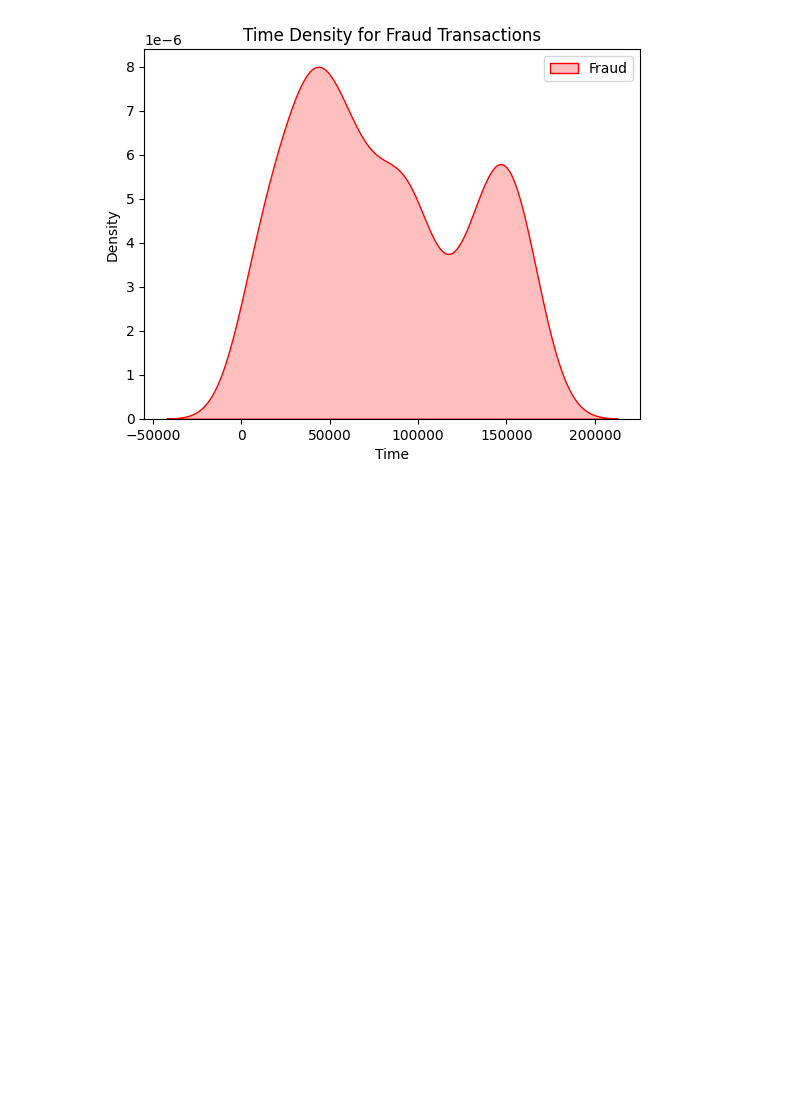
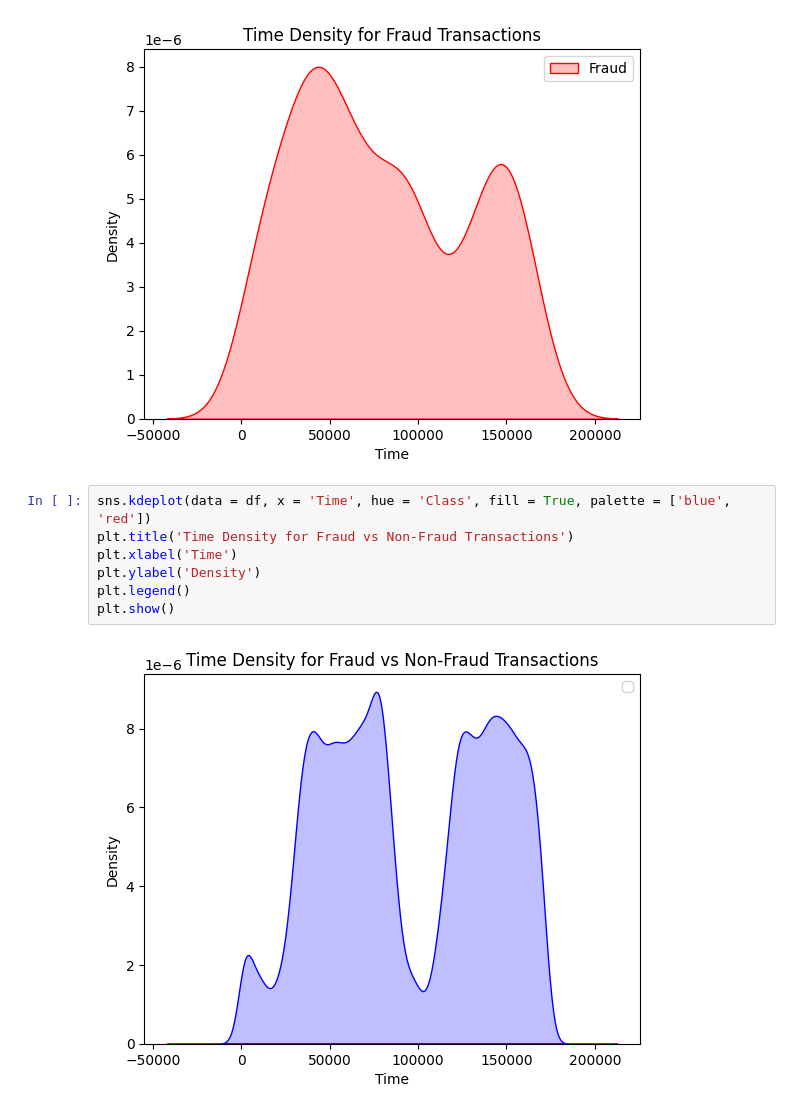
Before and after one commit to ProfessionalSalmon/Fraud_Detection_Logistic_Model, a Jupyter notebook: fraud.ipynb, the cells around one changed output. Drawn from its saved outputs; the diff is of its cells as text; blank space fills up the shorter version.

```diff
--- a/fraud.ipynb
+++ b/fraud.ipynb
@@ -255,3 +255,12 @@ plt.legend()
 plt.show()
 # %% [output]
 [figure]
+# %%
+sns.kdeplot(data = df, x = 'Time', hue = 'Class', fill = True, palette = ['blue', 'red'])
+plt.title('Time Density for Fraud vs Non-Fraud Transactions')
+plt.xlabel('Time')
+plt.ylabel('Density')
+plt.legend()
+plt.show()
+# %% [output]
+[figure, added]
```
